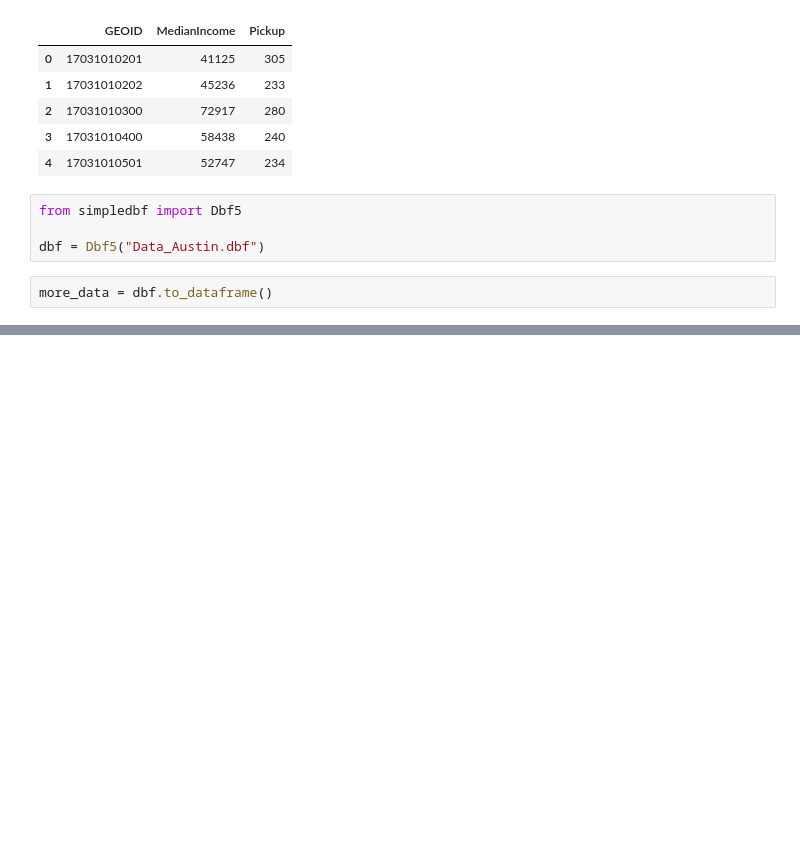
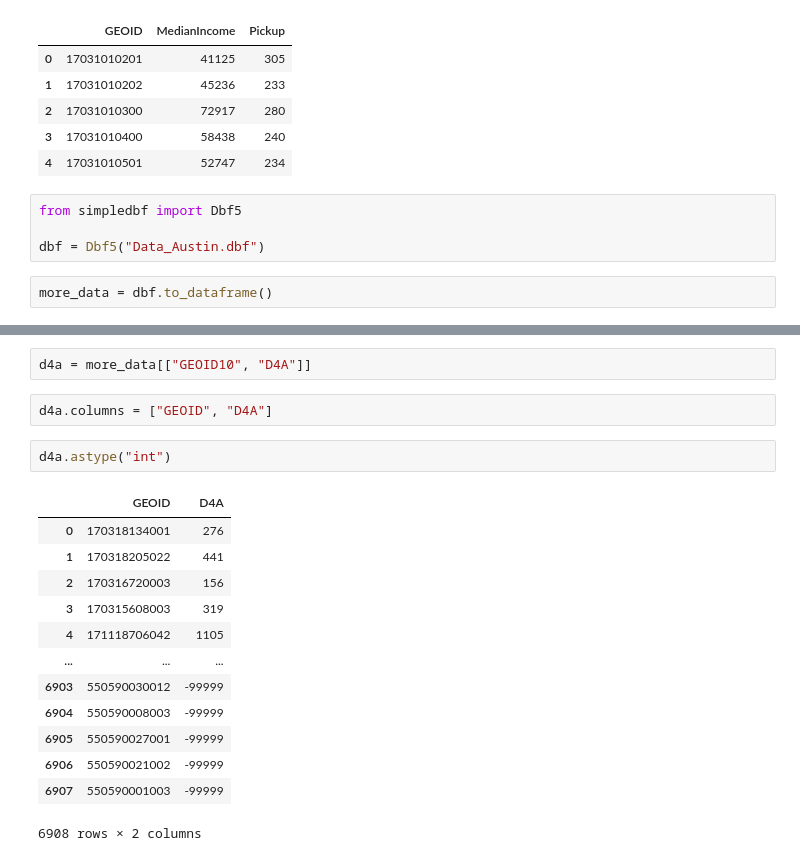
Before and after one commit to 2shakilrafi/MachineLearningCourse, a Jupyter notebook: Prototyping/prototype.ipynb, the cells around one changed output, grey strips where cells are left out. Saved outputs shown, nothing was run; the diff lists cells and outputs as text; blank space fills up the shorter version.

```diff
--- a/Prototyping/prototype.ipynb
+++ b/Prototyping/prototype.ipynb
@@ -339,0 +329,20 @@ more_data.info
+# %%
+d4a = more_data[["GEOID10", "D4A"]]
+# %%
+d4a.columns = ["GEOID", "D4A"]
+# %%
+d4a.astype("int")
+# %% [output]
+|  | GEOID | D4A |
+| 0 | 170318134001 | 276 |
+| 1 | 170318205022 | 441 |
+| 2 | 170316720003 | 156 |
+| 3 | 170315608003 | 319 |
+| 4 | 171118706042 | 1105 |
+| ... | ... | ... |
+| 6903 | 550590030012 | -99999 |
+| 6904 | 550590008003 | -99999 |
+| 6905 | 550590027001 | -99999 |
+| 6906 | 550590021002 | -99999 |
+| 6907 | 550590001003 | -99999 |
+6908 rows × 2 columns
```
Also changed, not shown: parts of 15 cells of this notebook, 3 other files.
